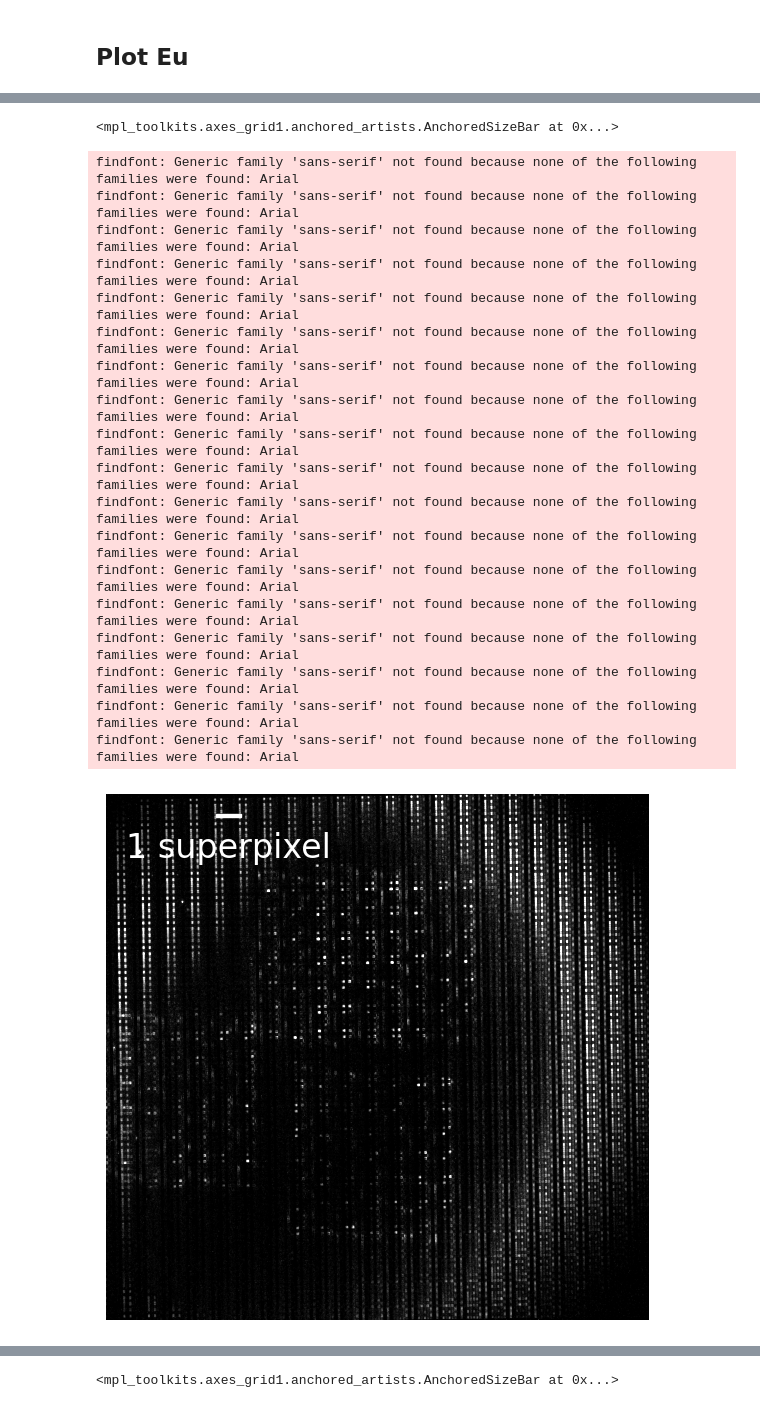
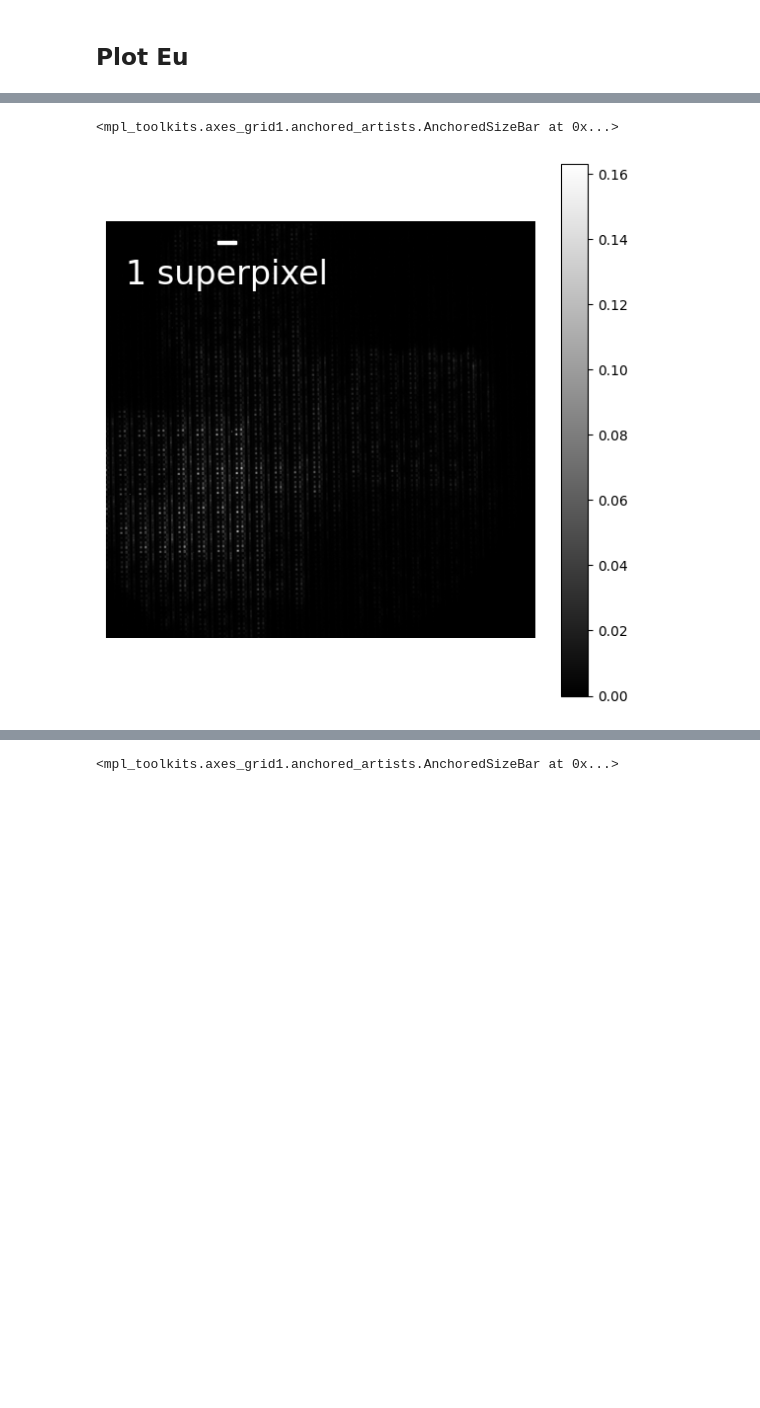
Before and after one commit to neerja/spectraldiffuserscope, a Jupyter notebook: JaxCode/Figure_Notebooks/fig_mrbles_beads.ipynb, the cells around one changed output, grey strips where cells are left out. Drawn from its saved outputs; the diff is of its cells as text; code cells hidden in the pictures; blank space fills up the shorter version.

```diff
--- a/JaxCode/Figure_Notebooks/fig_mrbles_beads.ipynb
+++ b/JaxCode/Figure_Notebooks/fig_mrbles_beads.ipynb
@@ -136,48 +105,30 @@ findfont: Generic family 'sans-serif' not found because none of the following fa
 # %%
 crop_indices = [420,1852,1350,2826] #top bottom left default: [320,1652,1350,2726]
-datafolder = '/media/azuldata/neerja/2024-02-01/mrbles_code1eu'
-meas_name = 'meas_20db.tiff'
-bg_name = 'bg_20db.tiff'
+datafolder = '/home/neerja/DATA/SDCData/2024-05-24/code1_25_50_mrbles_10x'
+meas_name = 'meas.tiff'
+bg_name = 'bg.tiff'
 bits = 16
 power = 1
 sample_meas = sdc.importTiff(datafolder,meas_name)/2**bits
 try:
     background = sdc.importTiff(datafolder,bg_name)/2**bits
 except:
     print('No background image found, continuing without background subtraction')
     background = torch.zeros(sample_meas.shape)
 measurement = sdc.cropci((sample_meas-background),crop_indices).clip(0,1)**power
 
 fig,ax = plt.subplots(figsize = (7,7))
 
 plt.imshow(measurement**1, cmap='gray')
-# plt.colorbar()
-plt.clim([0,.05])
+plt.colorbar()
+# plt.clim([0,.05])
 plt.axis('off')
 
 scalebar = drawscalebar(ax, superpixel_size,spectral_camera_pixel_size)
 ax.add_artist(scalebar)
 # %% [output]
 <mpl_toolkits.axes_grid1.anchored_artists.AnchoredSizeBar at 0x...>
-findfont: Generic family 'sans-serif' not found because none of the following families were found: Arial
-findfont: Generic family 'sans-serif' not found because none of the following families were found: Arial
-findfont: Generic family 'sans-serif' not found because none of the following families were found: Arial
-findfont: Generic family 'sans-serif' not found because none of the following families were found: Arial
-findfont: Generic family 'sans-serif' not found because none of the following families were found: Arial
-findfont: Generic family 'sans-serif' not found because none of the following families were found: Arial
-findfont: Generic family 'sans-serif' not found because none of the following families were found: Arial
-findfont: Generic family 'sans-serif' not found because none of the following families were found: Arial
-findfont: Generic family 'sans-serif' not found because none of the following families were found: Arial
-findfont: Generic family 'sans-serif' not found because none of the following families were found: Arial
-findfont: Generic family 'sans-serif' not found because none of the following families were found: Arial
-findfont: Generic family 'sans-serif' not found because none of the following families were found: Arial
-findfont: Generic family 'sans-serif' not found because none of the following families were found: Arial
-findfont: Generic family 'sans-serif' not found because none of the following families were found: Arial
-findfont: Generic family 'sans-serif' not found because none of the following families were found: Arial
-findfont: Generic family 'sans-serif' not found because none of the following families were found: Arial
-findfont: Generic family 'sans-serif' not found because none of the following families were found: Arial
-findfont: Generic family 'sans-serif' not found because none of the following families were found: Arial
-[figure, old version]
+[figure, new version]
 # %%
 # plot the spectra
 spectra = np.zeros((len(bead_locations), xk.shape[0]))
```
Also changed, not shown: parts of 5 cells of this notebook, 9 other files.
